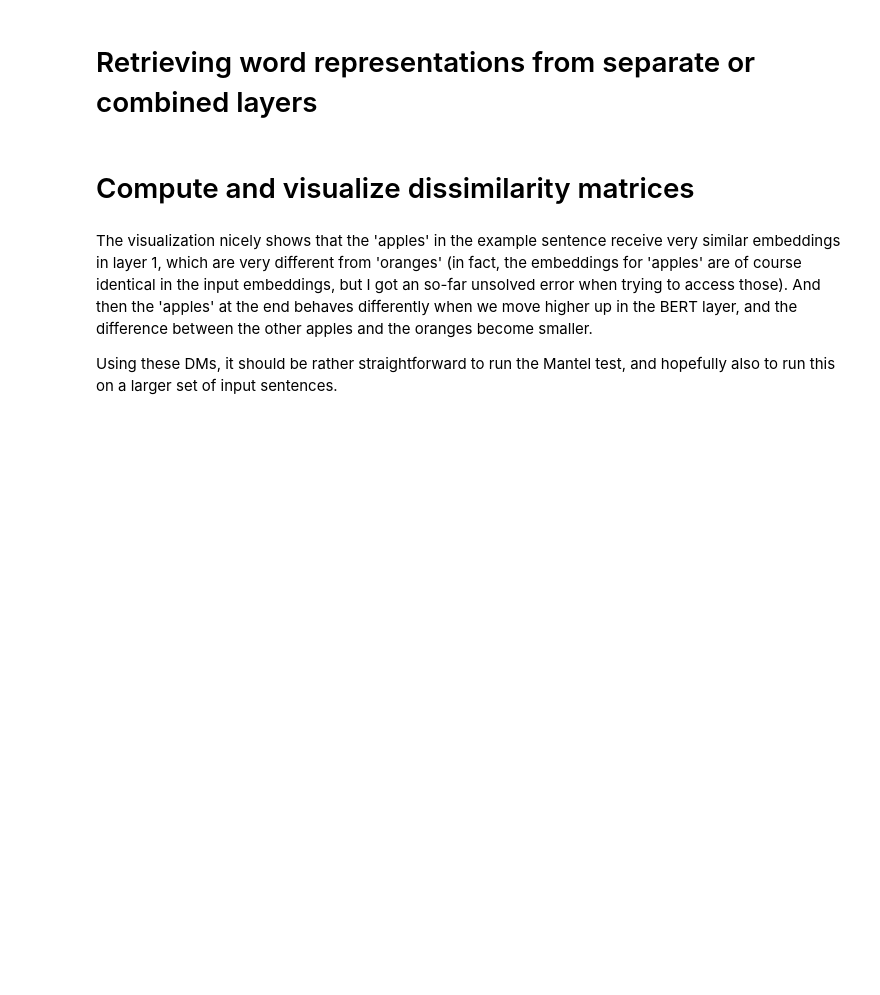
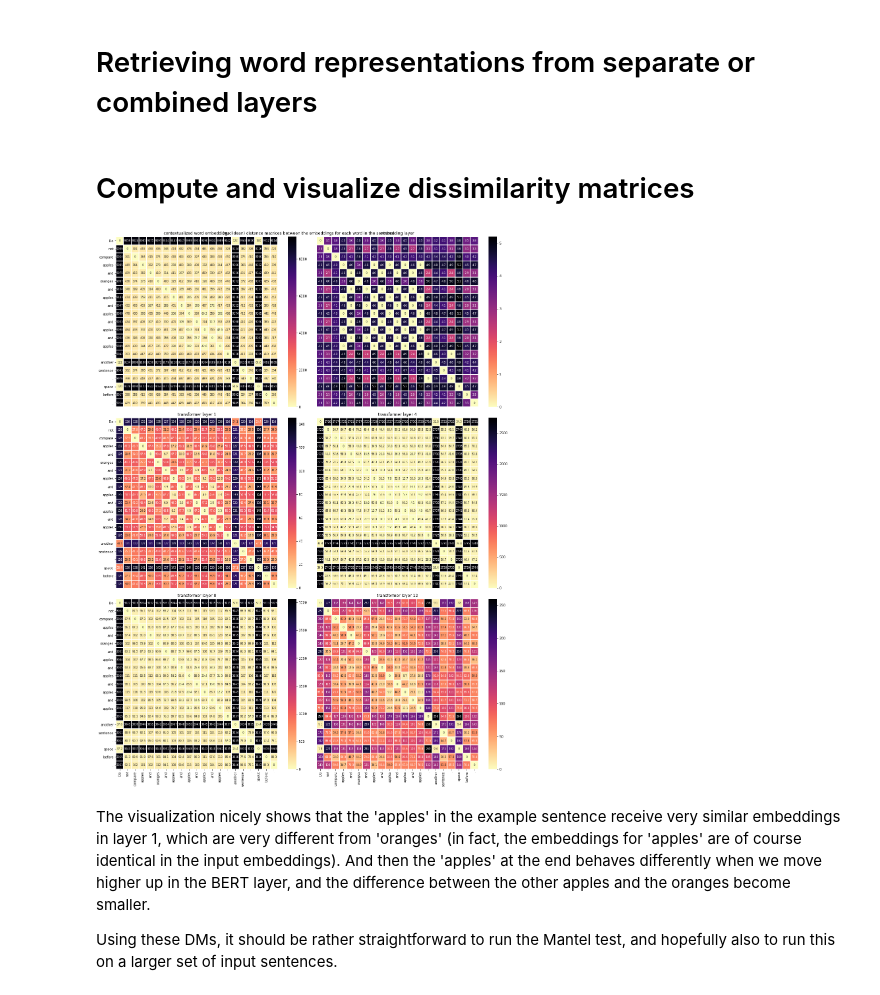
Before and after one commit to martijnvanbeers/nlp-attribution-notebooks, a Jupyter notebook: dissimilarity_matrices_for_contextualized_word_embeddings.ipynb, the cells around one changed output. Saved outputs shown, nothing was run; the diff lists cells and outputs as text; code cells hidden in the pictures; blank space fills up the shorter version.

```diff
--- a/dissimilarity_matrices_for_contextualized_word_embeddings.ipynb
+++ b/dissimilarity_matrices_for_contextualized_word_embeddings.ipynb
@@ -16,6 +31,7 @@ torch.set_grad_enabled(False)
 # %%
 # Store the model we want to use
-MODEL_NAME = "bert-base-uncased" #@param
+#MODEL_NAME = "bert-base-uncased" #@param
+MODEL_NAME = "gpt2" # doesn't quite work?
 
 # We need to create the model and tokenizer
 model = AutoModel.from_pretrained(MODEL_NAME,
@@ -128,0 +66,6 @@ for layer_group in [[1], [4], [8], [12], [9,10,11,12], [0]]:
+# %%
+sentences = [
+        "Do not compare apples and oranges and apples and apples and apples and apples.",
+        "another sentence.",
+        "space before .",
+    ]
@@ -147,5 +103,5 @@ import matplotlib.pylab as plt
 # %%
 distance_matrices = [
-    cdist(vec, vec, "euclidean").round(10)
+    cdist(vec, vec, "euclidean").round(1)
         for vec in vecs
 ]
@@ -189,4 +108,39 @@ plt.show()
+# %%
+labels = list(itertools.chain.from_iterable(sent_words))
+
+plot_data = [
+    ("y",  4, "contextualized word embeddings"),
+    ("",   5, "embedding layer"),
+    ("y",  0, "transformer layer 1"),
+    ("",   1, "transformer layer 4"),
+    ("xy", 2, "transformer layer 8"),
+    ("x",  3, "transformer layer 12"),
+]
+
+
+fig, axes = plt.subplots(nrows=3, ncols=2, figsize=(18, 24))
+fig.suptitle('(euclidean) distance matrices between the embeddings for each word in the sentence')
+
+for subplot, (label_axes, matrix_index, title) in zip(itertools.chain.from_iterable(axes), plot_data):
+    heatmap_args = dict(
+        linewidth=1,
+        annot = np.array([[f"{v:.0f}" if (v == 0 or len(str(v)) > 4) else f"{v:.1f}" for v in r] for r in distance_matrices[matrix_index]]),
+        annot_kws={"size":8},
+        fmt="",
+        cmap = 'magma_r',
+        xticklabels=labels,
+        yticklabels=labels,
+    )
+
+    heatmap = sns.heatmap(distance_matrices[matrix_index], ax=subplot, **heatmap_args)
+    subplot.set_title(title)
+    for axis in [x for x in "xy" if x not in label_axes]:
+        getattr(subplot, f"{axis}axis").set_visible(False)
+fig.tight_layout()
+plt.show()
+# %% [output]
+[figure, added]
 # %% [markdown]
-The visualization nicely shows that the 'apples' in the example sentence receive very similar embeddings in layer 1, which are very different from 'oranges' (in fact, the embeddings for 'apples' are of course identical in the input embeddings, but I got an so-far unsolved error when trying to access those). And then the 'apples' at the end behaves differently when we move higher up in the BERT layer, and the difference between the other apples and the oranges become smaller.
+The visualization nicely shows that the 'apples' in the example sentence receive very similar embeddings in layer 1, which are very different from 'oranges' (in fact, the embeddings for 'apples' are of course identical in the input embeddings). And then the 'apples' at the end behaves differently when we move higher up in the BERT layer, and the difference between the other apples and the oranges become smaller.
 
 Using these DMs, it should be rather straightforward to run the Mantel test, and hopefully also to run this on a larger set of input sentences.
```
Also changed, not shown: parts of 14 cells of this notebook.
